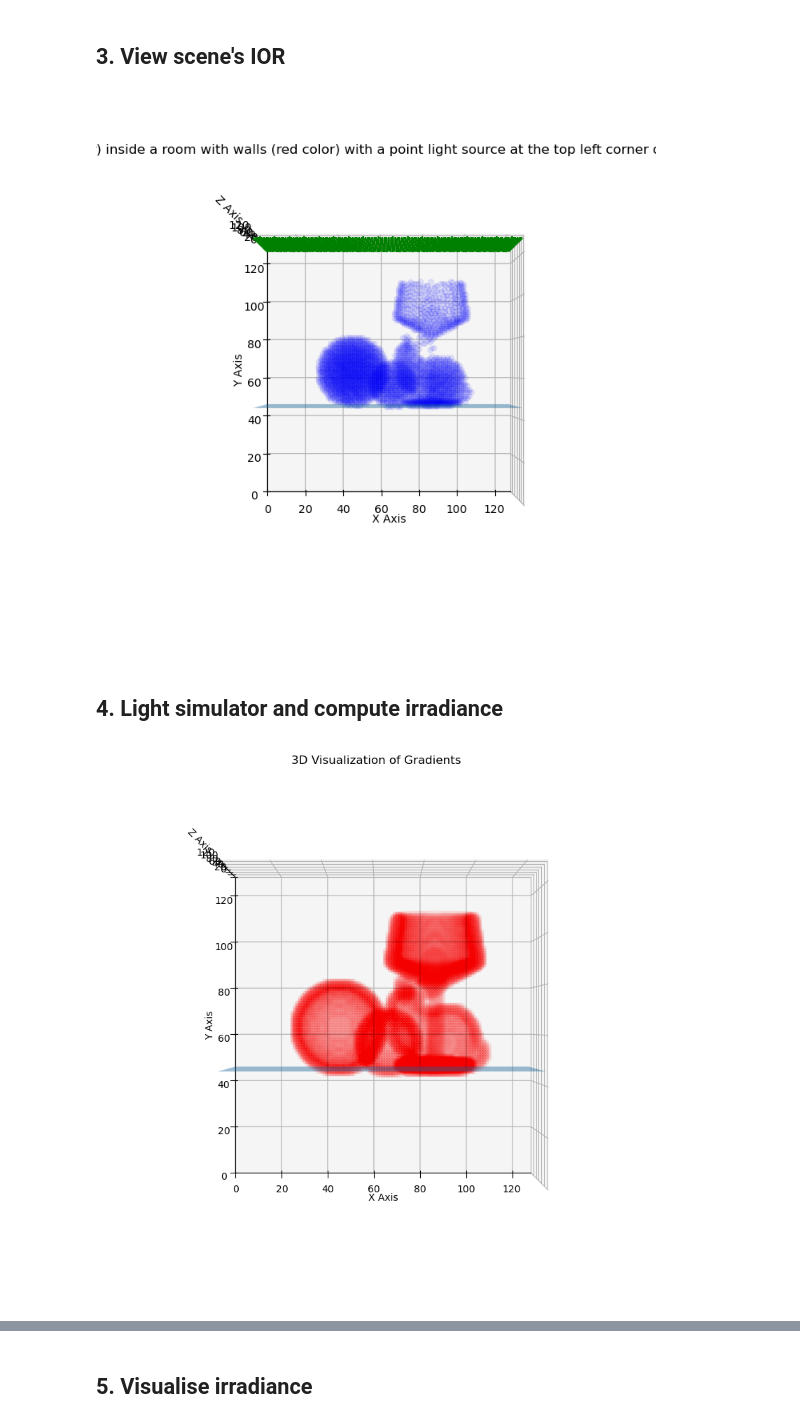
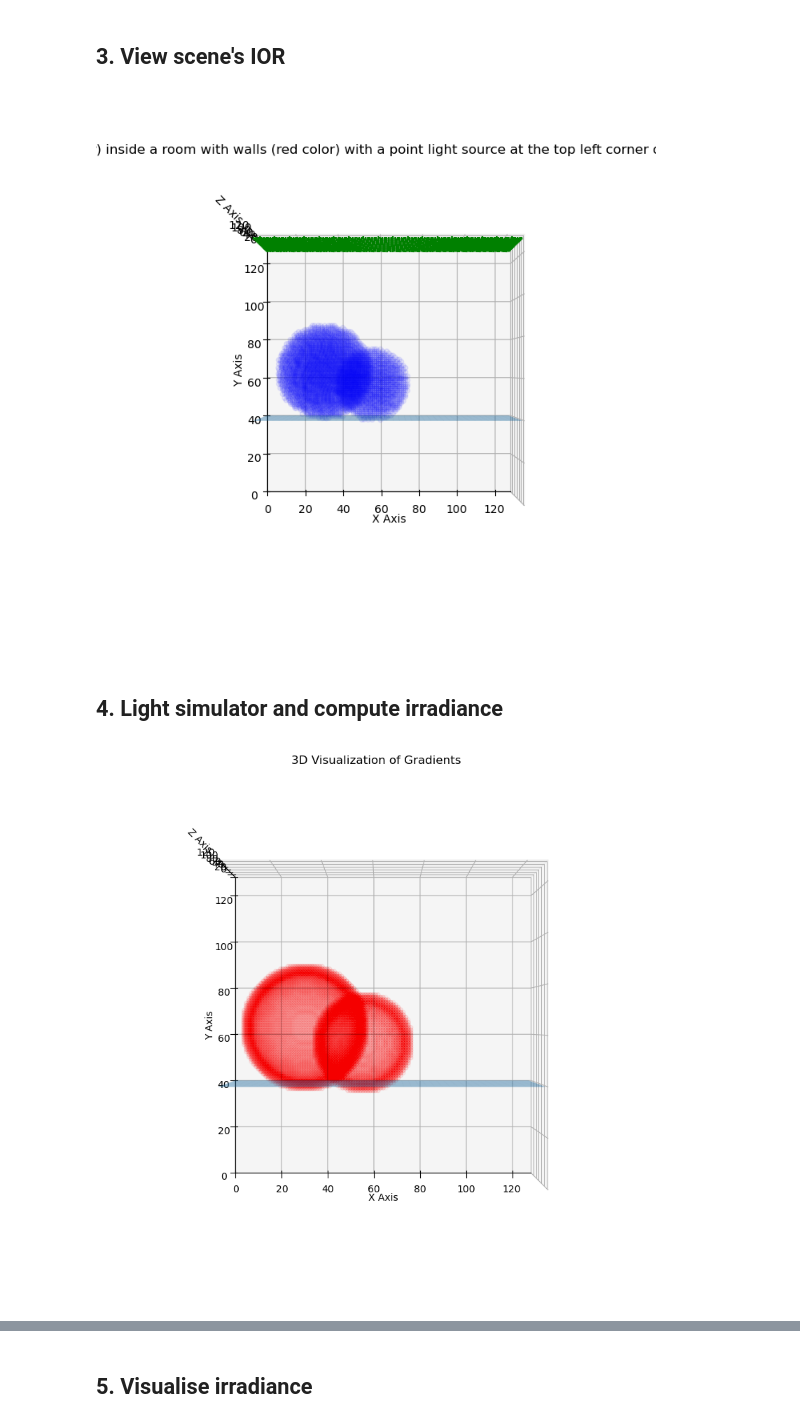
Before and after one commit to swirling-wind/Eikonal-Voxel-Rendering, a Jupyter notebook: main.ipynb, the cells around one changed output, grey strips where cells are left out. Drawn from its saved outputs; the diff is of its cells as text; code cells hidden in the pictures.

```diff
--- a/main.ipynb
+++ b/main.ipynb
@@ -103,16 +105,16 @@ def origin_y(largest: int, r: int):
 # Material LAMBERTIAN = 1 ; Material LIGHT = 2
 @ti.kernel
 def initialize_voxels():
-    add_ball(LARGE_R, vec3(-18, origin_y(LARGE_R, LARGE_R), 0), RED, 1)
-    add_ball(MEDIUM_R, vec3(2, origin_y(LARGE_R, MEDIUM_R), 30), BLUE, 1)
+    add_ball(LARGE_R, vec3(-32, origin_y(LARGE_R, LARGE_R), 0), RED, 1)
+    add_ball(MEDIUM_R, vec3(-8, origin_y(LARGE_R, MEDIUM_R), 36), BLUE, 1)
     # add_ball(SMALL_R, vec3(47, -18, 37), WHITE, 1)
-    add_bunny(vec3(3, -18, -6), GREY, 1)
-    add_glass(vec3(3, -18, 3), WHITE, 1)
+    # add_bunny(vec3(3, -18, 0), GREY, 1)
+    # add_glass(vec3(3, -18, 0), WHITE, 1)
 
 def floor_ratio(largest: int) -> float:
     return -1 / 64 * (largest)
 
-LARGE_R, MEDIUM_R, SMALL_R = 18, 12, 6
+LARGE_R, MEDIUM_R, SMALL_R = 24, 18, 6
 
 BLACK, WHITE, YELLOW, PINK, GREY = vec3(0, 0, 0), vec3(1, 1, 1), vec3(1,1,0), vec3(1,0.5,0.8), vec3(0.7, 0.7, 0.7)
 RED, BLUE, PURPLE, AZURE = vec3(0.9, 0, 0.1), vec3(0, 0.5, 1), vec3(0.2, 0.2, 0.6), vec3(0.4, 0.7, 1)
@@ -160,15 +162,15 @@ def plot_floor() -> tuple[np.ndarray, np.ndarray, np.ndarray]:
     yy = np.ones_like(xx) * floor_height()
     return xx, yy, zz
 
-def show_ior_field(ior_field: np.ndarray, initial_wavefront_positions: np.ndarray, initial_wavefront_directions: np.ndarray):
+def show_ior_field(ior_field: np.ndarray, initial_wavefront_positions: np.ndarray, initial_wavefront_directions: np.ndarray, num_shown_points=4000):
     plt.close("all") # clear previous plot
 
     fig = plt.figure(figsize=(7, 7))
     ax = fig.add_subplot(111, projection='3d')
     ax.set_box_aspect([1,1,1])
-    ax.set_xlim(0, NUM_X)
-    ax.set_ylim(0, NUM_Y)
-    ax.set_zlim(0, NUM_Z)
+    ax.set_xlim(0, ior_field.shape[0])
+    ax.set_ylim(0, ior_field.shape[1])
+    ax.set_zlim(0, ior_field.shape[2])
     ax.set_title("Glass Sphere (blue color) inside a room with walls (red color) with a point light source at the top left corner of the room (green arrows)")
     ax.set_xlabel('X Axis')
     ax.set_ylabel('Y Axis')
@@ -183,7 +185,7 @@ def show_ior_field(ior_field: np.ndarray, initial_wavefront_positions: np.ndarra
 
     # Regular sampling for the sphere
     x_points_sphere, y_points_sphere, z_points_sphere = np.where(ior_field == GLASS_IOR)
-    subsample_step_sphere = max(1, len(x_points_sphere) // 4000)  # Adjust the number to control the number of points
+    subsample_step_sphere = max(1, len(x_points_sphere) // num_shown_points)  # Adjust the number to control the number of points
     subsample_indices_sphere = np.arange(0, len(x_points_sphere), subsample_step_sphere)
 
     ax.scatter(x_points_sphere[subsample_indices_sphere], y_points_sphere[subsample_indices_sphere], z_points_sphere[subsample_indices_sphere], color='blue', alpha=0.08)
@@ -193,7 +195,7 @@ def show_ior_field(ior_field: np.ndarray, initial_wavefront_positions: np.ndarra
 
 show_ior_field(scene_ior, initial_wavefront_pos, initial_wavefront_dir)
 # %% [output]
-[figure, old version]
+[figure, new version]
 # %% [markdown]
 ## 4. Light simulator and compute irradiance
 # %%
@@ -212,36 +214,35 @@ def visualize_gradients_3d(grad_xyz: tuple[np.ndarray, np.ndarray, np.ndarray],
     ax = fig.add_subplot(111, projection='3d')
     ax.set_box_aspect([1,1,1])
     ax.set_xlim(0, grad_x.shape[0])
     ax.set_ylim(0, grad_y.shape[1])
     ax.set_zlim(0, grad_z.shape[2])
     ax.set_xlabel('X Axis')
     ax.set_ylabel('Y Axis')
     ax.set_zlabel('Z Axis')
 
     # Compute the magnitude of the gradients
     grad_magnitude = np.sqrt(grad_x**2 + grad_y**2 + grad_z**2)
 
     # Find the indices where the gradient magnitude exceeds the threshold
     indices = np.where(grad_magnitude > threshold)
 
     # Plot the gradient points exceeding the threshold
     ax.scatter(indices[0], indices[1], indices[2], c='red', alpha=alpha)
 
     ax.set_title('3D Visualization of Gradients')
 
     # Adjust the aspect ratio of the plot
     # ax.set_box_aspect((np.ptp(indices[0]), np.ptp(indices[1]), np.ptp(indices[2])))
     ax.view_init(elev=90, azim=-90)
-    xx, yy, zz = plot_floor()
-    ax.plot_surface(xx, yy, zz, alpha=0.5)
+    ax.plot_surface(*plot_floor(), alpha=0.5)
     plt.tight_layout()
     plt.show()
 
 
 scene_ior_gradients = compute_3d_gradients(scene_ior, sigma=4.0)
 visualize_gradients_3d(scene_ior_gradients, threshold=0.01, alpha=0.01)
 # %% [output]
-[figure, old version]
+[figure, new version]
 # %%
 @torch.jit.script
 def update_wavefront(pos: torch.Tensor, dir: torch.Tensor, within_mask: torch.Tensor, grad_xyz: tuple[torch.Tensor, torch.Tensor, torch.Tensor], IOR: torch.Tensor, delta_t: float) -> tuple[torch.Tensor, torch.Tensor, torch.Tensor]:
```
Also changed, not shown: parts of 8 cells of this notebook.
